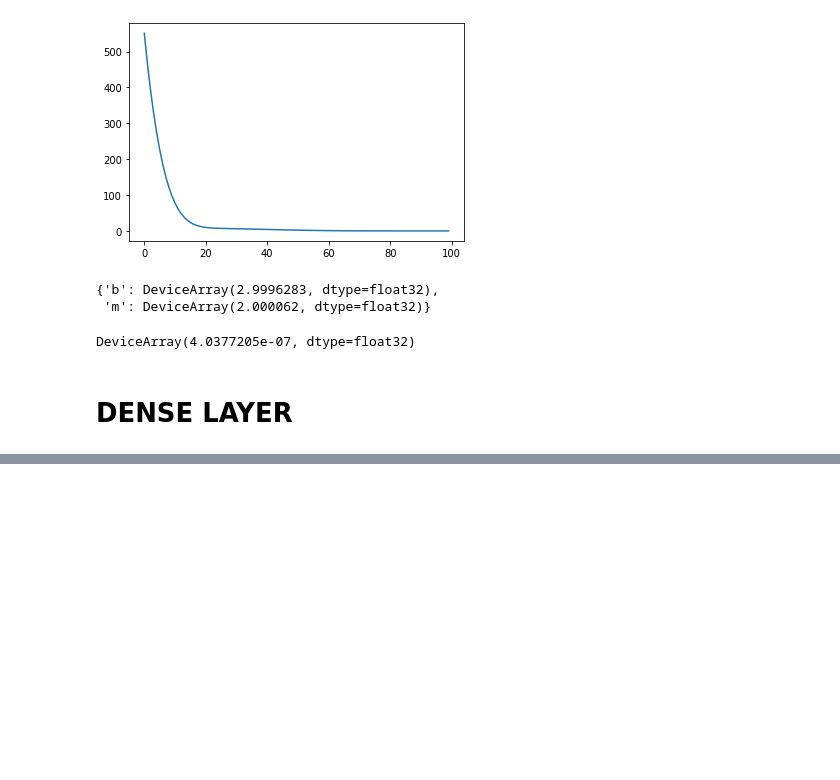
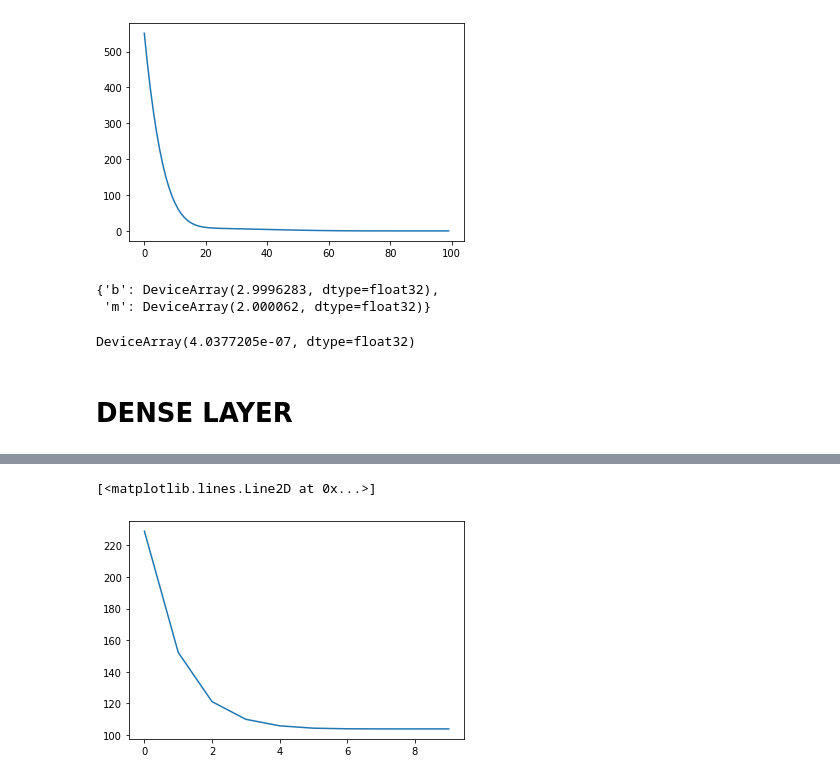
Before and after one commit to sokrypton/laxy, a Jupyter notebook: laxy_example.ipynb, the cells around one changed output, grey strips where cells are left out. Saved outputs shown, nothing was run; the diff lists cells and outputs as text; code cells hidden in the pictures; blank space fills up the shorter version.

```diff
--- a/laxy_example.ipynb
+++ b/laxy_example.ipynb
@@ -85,0 +96,22 @@ plt.plot(losses)
+# %%
+def model(params, inputs):
+  I = inputs["x"]
+  O = nn_model(params["nn"], I)
+  loss = jnp.square(O - inputs["y"]).sum()
+  return loss
+# %%
+opt = OPT(model, params)
+# %%
+inputs = {"x":np.random.normal(size=(100,10)),
+          "y":np.random.normal(size=(100,1))}
+# %%
+losses = []
+for n in range(1000):
+  loss = opt.train_on_batch(inputs)
+  if (n+1) % 100 == 0:
+    losses.append(loss)
+# %%
+plt.plot(losses)
+# %% [output]
+[<matplotlib.lines.Line2D at 0x...>]
+[figure, added]
```
Also changed, not shown: parts of 7 cells of this notebook.
